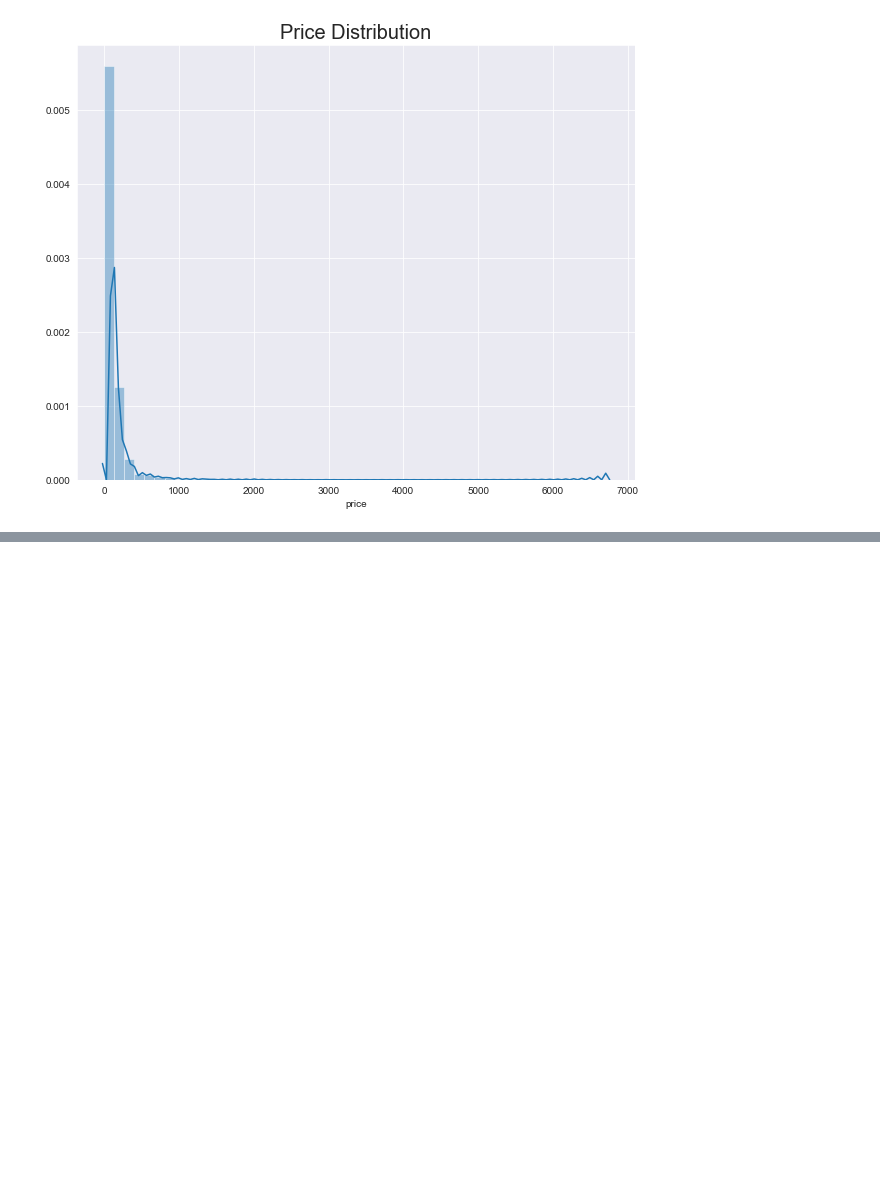
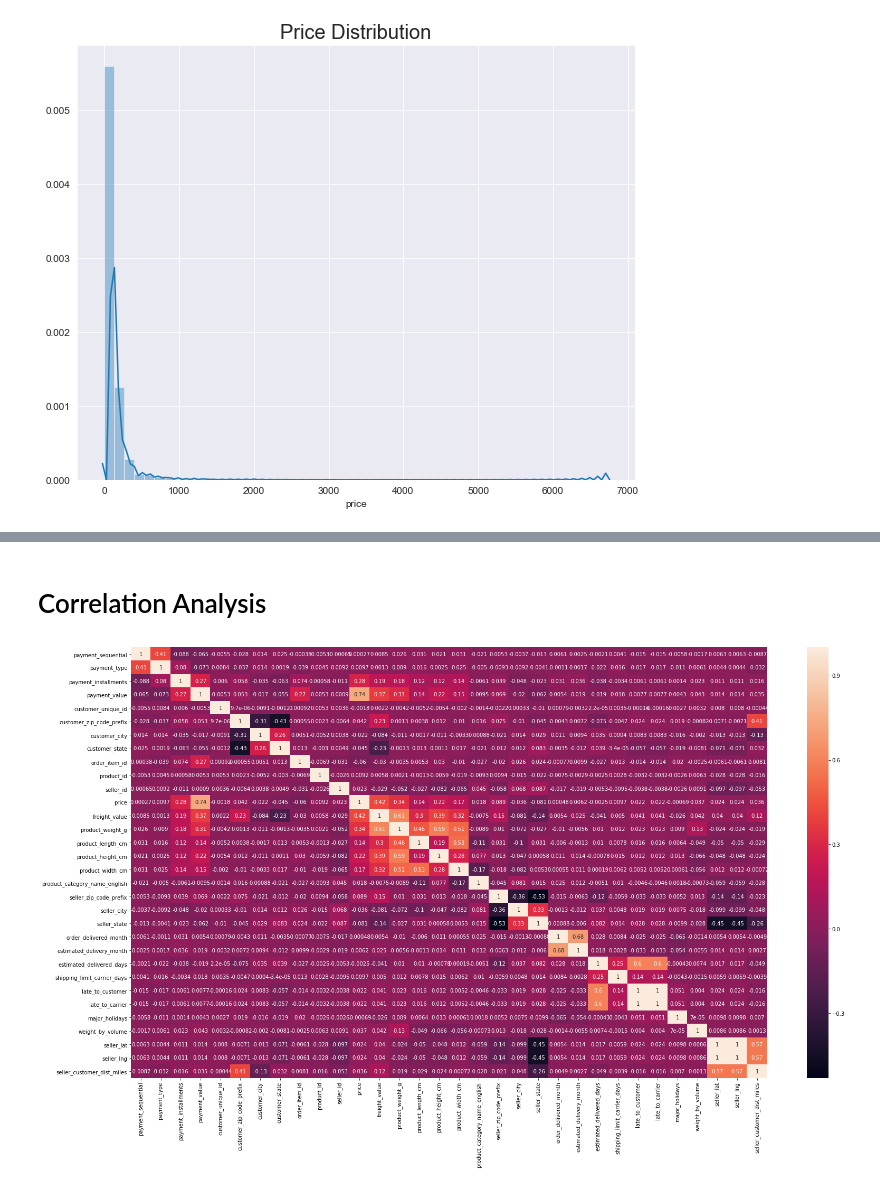
Before and after one commit to PixarJunkie/dsc-672-capstone-project, a Jupyter notebook: notebooks/data-exploration.ipynb, the cells around one changed output, grey strips where cells are left out. Cells and saved outputs as stored; diff of their text form; code cells hidden in the pictures; blank space fills up the shorter version.

```diff
--- a/notebooks/data-exploration.ipynb
+++ b/notebooks/data-exploration.ipynb
@@ -177,0 +285,10 @@ Text(0.5, 1.0, 'Price Distribution')
+# %% [markdown]
+# Correlation Analysis
+# %%
+fig = plt.figure()
+fig.set_size_inches(27, 15)
+corrMatrix = dummy_df.corr()
+sns.heatmap(corrMatrix, annot=True)
+plt.show()
+# %% [output]
+[figure, added]
```
Also changed, not shown: parts of 16 cells of this notebook, 17 other files.
